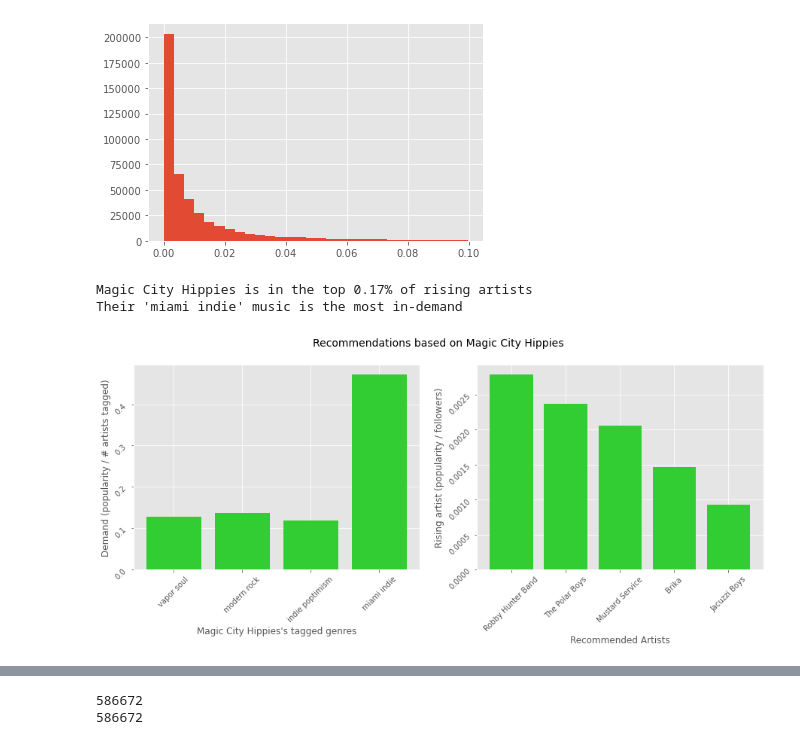
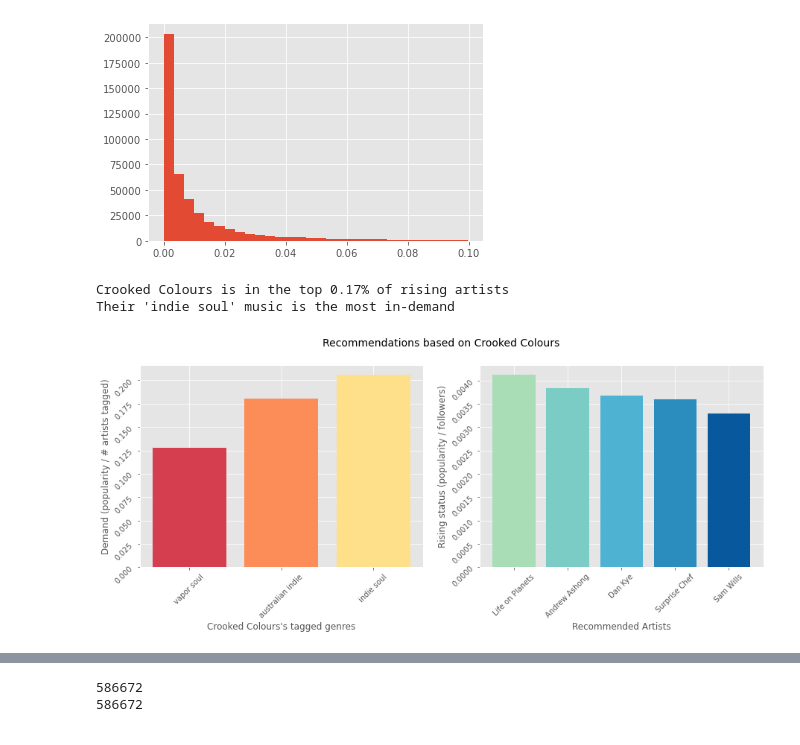
Before and after one commit to mattslatt/music_in_motion_acoustic_signatures, a Jupyter notebook: notebooks/artists.ipynb, the cells around one changed output, grey strips where cells are left out. Saved outputs shown, nothing was run; the diff lists cells and outputs as text; code cells hidden in the pictures.

```diff
--- a/notebooks/artists.ipynb
+++ b/notebooks/artists.ipynb
@@ -339,38 +342,38 @@ stats.percentileofscore(genre_artists['demand'],1)
 # %%
 def genre_generator(artist,min_followers=10000):
     artist_profile = genre_artists[genre_artists['name'] == artist]
     demand = artist_profile.sort_values('demand', ascending=False)
 
     # find rising artists in the demand genre
     rising_demand = genre_artists[genre_artists['genres'] == (demand.iloc[0,2])].sort_values('rising', ascending=False)
     recs = rising_demand[rising_demand['followers'] > min_followers].head(5)
 
     # Plot artist genres
     fig, ax = plt.subplots(1,2, figsize=(15,5))
-    ax[0].bar(artist_profile['genres'].str.strip("'"), artist_profile['demand'], color='limegreen')
+    ax[0].bar(artist_profile['genres'].str.strip("'"), artist_profile['demand'], color=['#d53e4f','#fc8d59','#fee08b','#e6f598','#99d594','#3288bd'])
     ax[0].set_xlabel("{}'s tagged genres".format(artist))
     ax[0].set_ylabel('Demand (popularity / # artists tagged)')
     ax[0].tick_params(rotation=45)
 
     # Plot highest demand genre rising stars
-    ax[1].bar(recs['name'], recs['rising'], color='limegreen')
+    ax[1].bar(recs['name'], recs['rising'], color=['#a8ddb5','#7bccc4','#4eb3d3','#2b8cbe','#08589e'])
     ax[1].set_xlabel('Recommended Artists')
-    ax[1].set_ylabel('Rising artist (popularity / followers)')
+    ax[1].set_ylabel('Rising status (popularity / followers)')
     ax[1].tick_params(rotation=45)
     fig.suptitle("Recommendations based on {}".format(artist), fontsize=14)
     plt.savefig('/home/matt/dsi_galvanize/capstones/spotify/img/artist_recommender.png', bbox_inches = "tight")
 
 
     # Calculate rising star
     star = stats.percentileofscore(genre_artists['demand'], artist_profile.iloc[0, 8]) * 100
     print('{} is in the top {}% of rising artists \nTheir {} music is the most in-demand'.format(artist, round(star,2), demand.iloc[0,2]))
 
 
-genre_generator('Magic City Hippies')
+genre_generator('Crooked Colours')
 # %% [output]
-Magic City Hippies is in the top 0.17% of rising artists
-Their 'miami indie' music is the most in-demand
+Crooked Colours is in the top 0.17% of rising artists
+Their 'indie soul' music is the most in-demand
-[figure, old version]
+[figure, new version]
 # %%
 genre_artists[genre_artists['name'] == 'Benjamin Blümchen']
 # %% [output]
```
Also changed, not shown: parts of 45 cells of this notebook, 6 other files.
